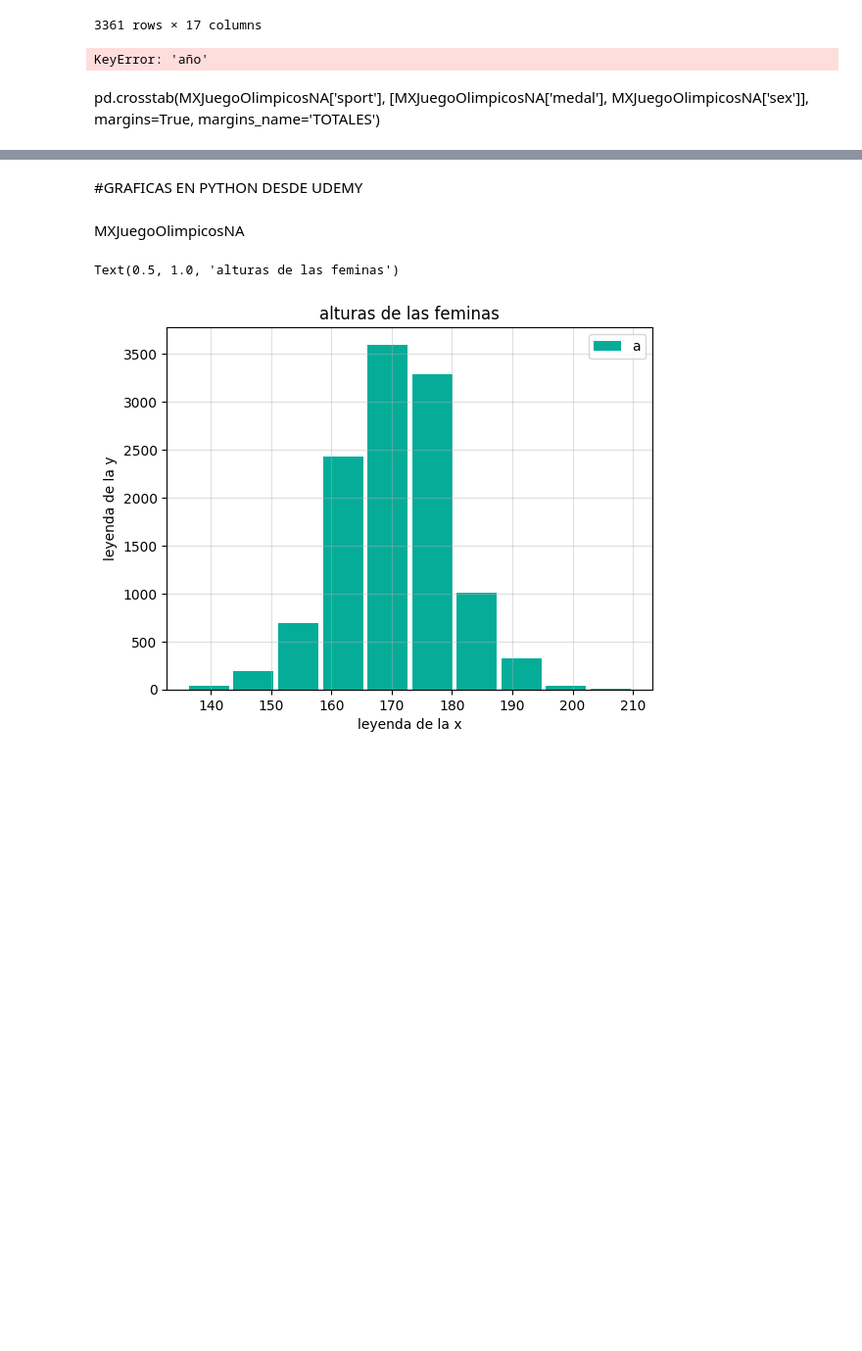
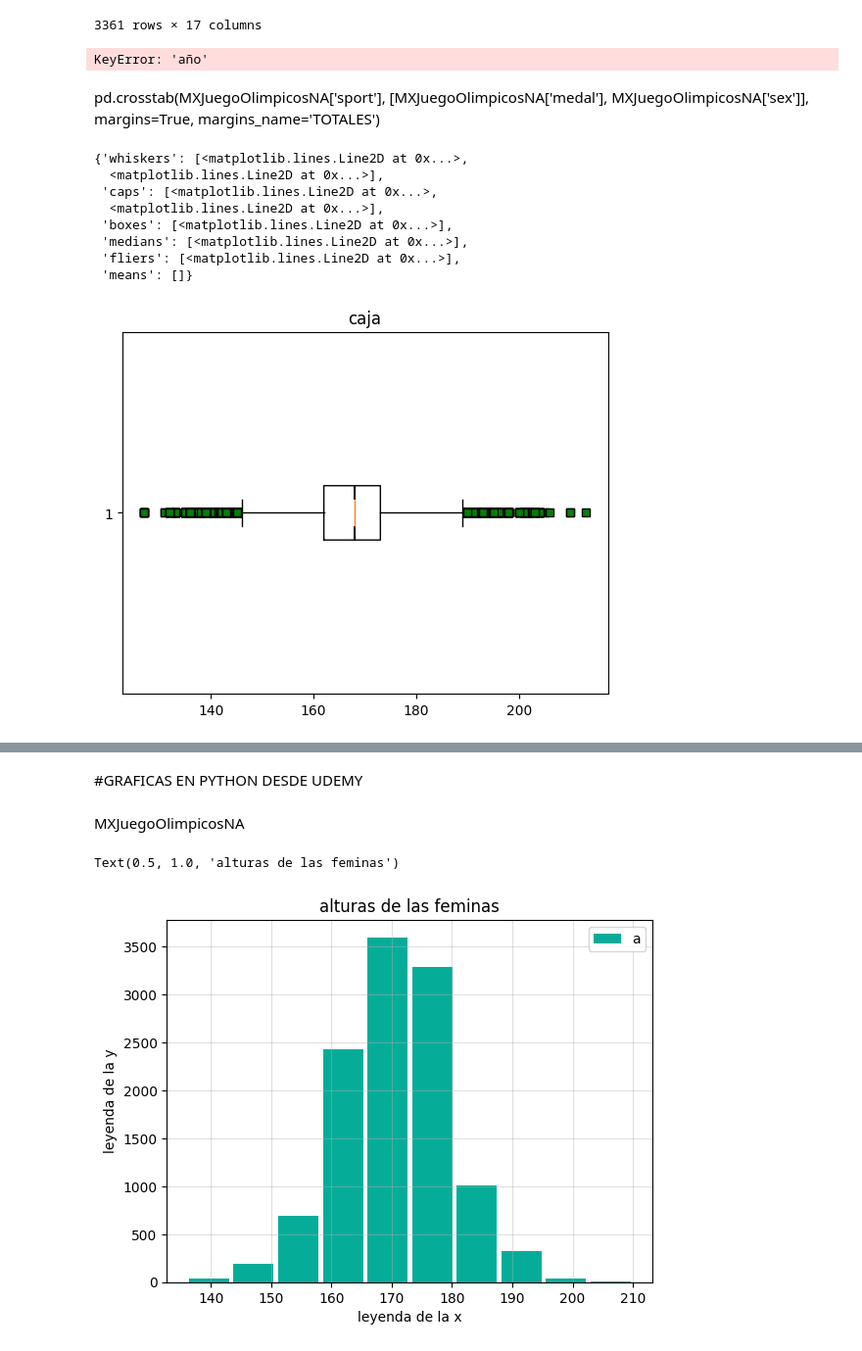
Before and after one commit to villalbaflores3/analisis, a Jupyter notebook: python/analisis.ipynb, the cells around one changed output, grey strips where cells are left out. Shown: that part at 98% size. Cells and saved outputs as stored; diff of their text form; code cells hidden in the pictures; blank space fills up the shorter version.

```diff
--- a/python/analisis.ipynb
+++ b/python/analisis.ipynb
@@ -277,16 +278,28 @@ cross
 # %%
 mujeres = tablaJuegosOlimpicos[ tablaJuegosOlimpicos["sex"] == "Female"]
 hombres = tablaJuegosOlimpicos[ tablaJuegosOlimpicos["sex"] == "Male"]
 
 alturasM = mujeres["height"].dropna()
 alturasH = hombres["height"].dropna()
 square = dict(markerfacecolor = "g", marker="s") #s = square
 #sns.boxplot(x=alturasM)
 
 fig1 , ax1 = plt.subplots()
 
 ax1.set_title("caja")
-ax1.boxplot(x=alturasM, notch=True, flierprops=square, vert=False)
+
+
+plot(x=alturasM, notch=True, flierprops=square, vert=False)
+# %% [output]
+{'whiskers': [<matplotlib.lines.Line2D at 0x...>,
+  <matplotlib.lines.Line2D at 0x...>],
+ 'caps': [<matplotlib.lines.Line2D at 0x...>,
+  <matplotlib.lines.Line2D at 0x...>],
+ 'boxes': [<matplotlib.lines.Line2D at 0x...>],
+ 'medians': [<matplotlib.lines.Line2D at 0x...>],
+ 'fliers': [<matplotlib.lines.Line2D at 0x...>],
+ 'means': []}
+[figure, added]
 # %%
 fig3, ax3 = plt.subplots()
 alturasM
```
Also changed, not shown: parts of 5 cells of this notebook, 6 other files.
